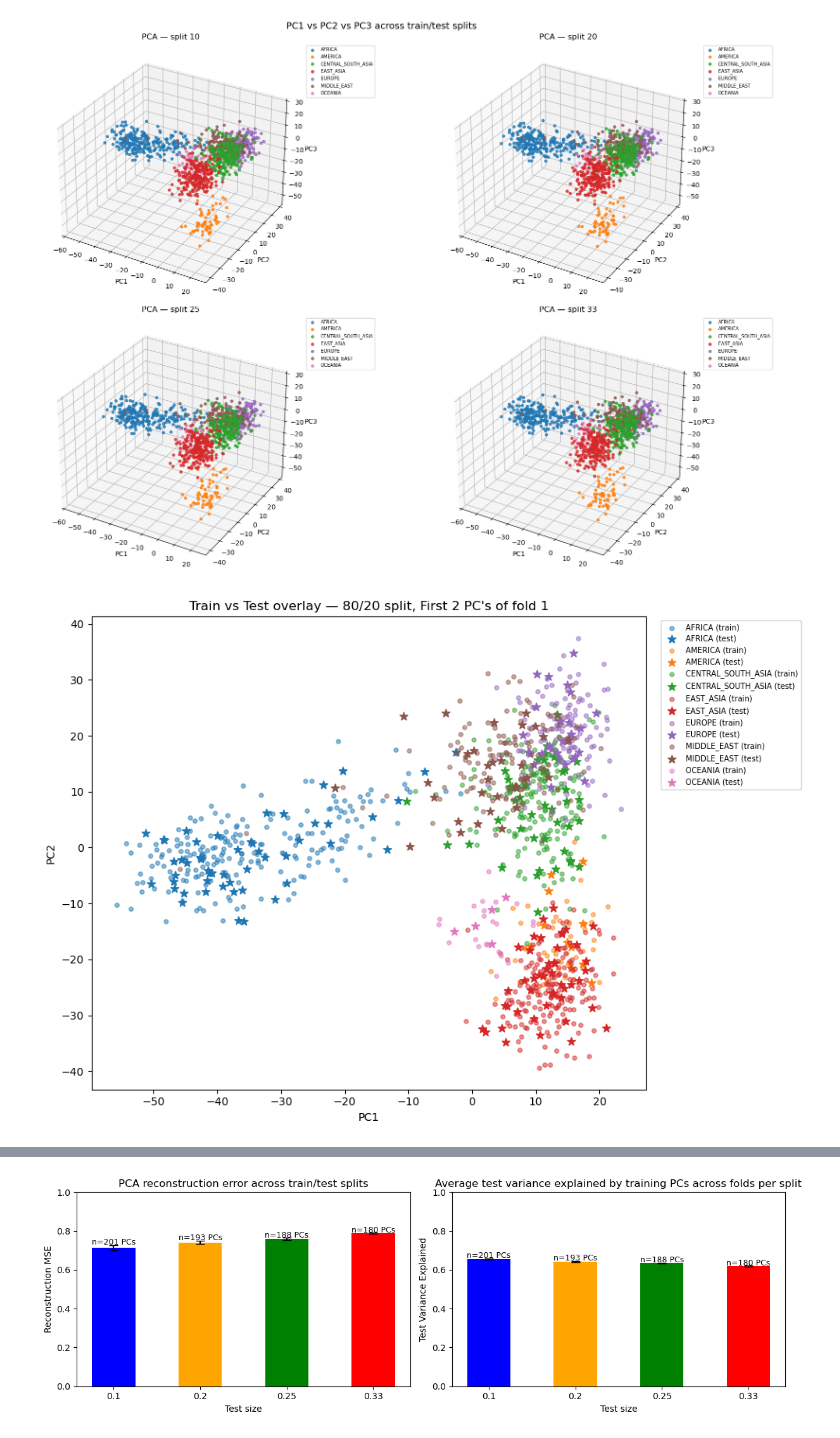
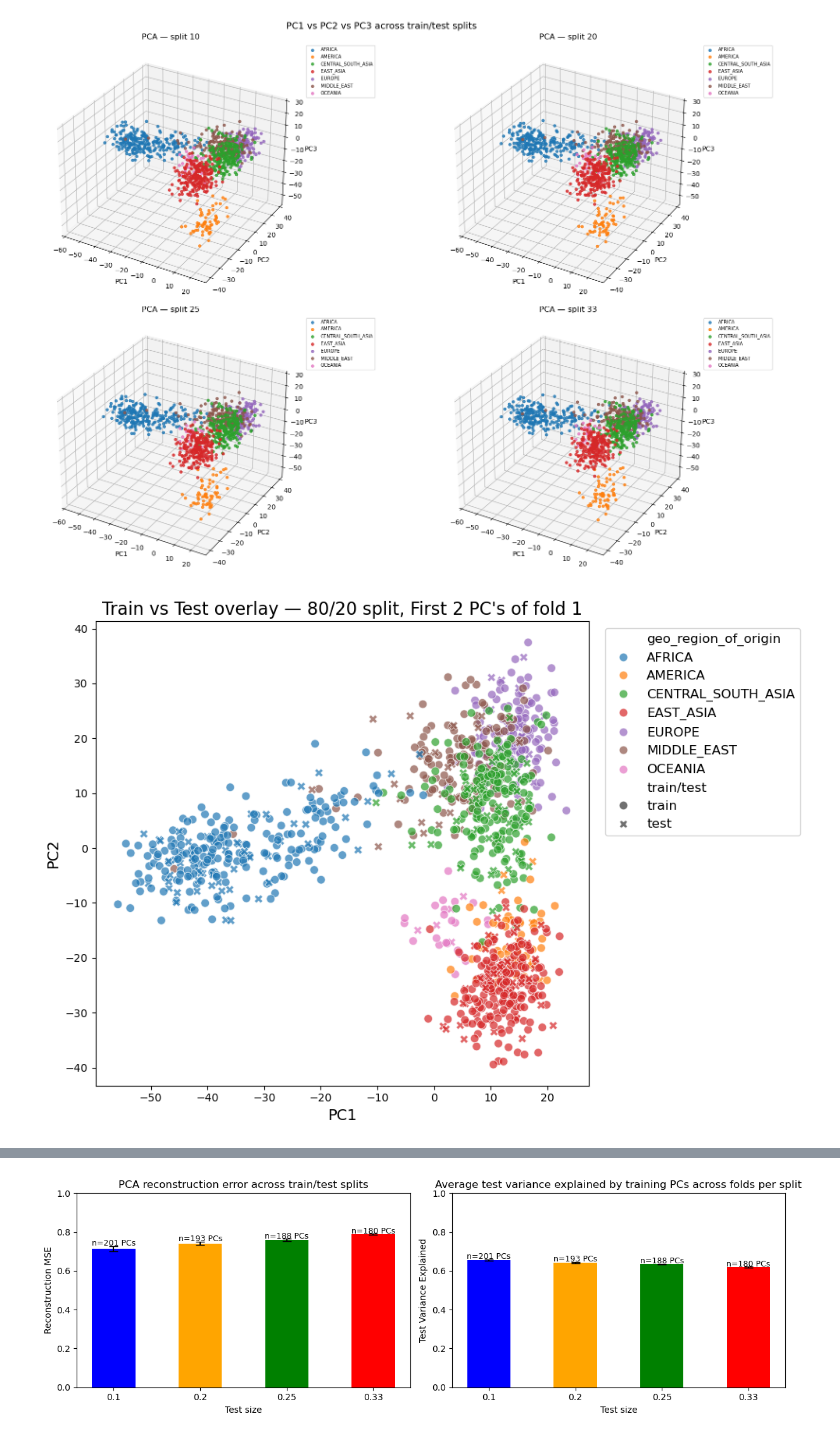
Before and after one commit to winch-jm/snp-pop-classification, a Jupyter notebook: notebooks/PCA_plots.ipynb, the cells around one changed output, grey strips where cells are left out. Cells and saved outputs as stored; diff of their text form; code cells hidden in the pictures.

```diff
--- a/notebooks/PCA_plots.ipynb
+++ b/notebooks/PCA_plots.ipynb
@@ -127,34 +127,32 @@ plt.show()
 # %% [output]
 [figure]
 # %%
+import seaborn as sns
+
 # train vs test overlay for 80/20 split, fold 1 (first 2 PCs)
-# test points as stars on top of train points
-# checks test samples fall within training clusters
-
 adata     = adatas[1]   # split_20
 pc_scores = adata.obsm['X_pca_fold_1'][:, :-1]
 split_col = adata.obsm['X_pca_fold_1'][:, -1]   # 0 = train, 1 = test
 labels    = adata.obs['geo_region_of_origin'].values
-regions   = sorted(np.unique(labels))
-colors    = plt.cm.tab10.colors
+
+df = pd.DataFrame({
+    "PC1": pc_scores[:, 0],
+    "PC2": pc_scores[:, 1],
+    "geo_region_of_origin": labels,
+    "train/test": ["test" if s == 1 else "train" for s in split_col]
+})
 
 fig, ax = plt.subplots(figsize=(10, 7))
-
-for i, region in enumerate(regions):
-    mask_train = (labels == region) & (split_col == 0)
-    mask_test  = (labels == region) & (split_col == 1)
-    ax.scatter(pc_scores[mask_train, 0], pc_scores[mask_train, 1],
-               color=colors[i], s=15, alpha=0.5, label=f"{region} (train)")
-    ax.scatter(pc_scores[mask_test,  0], pc_scores[mask_test,  1],
-               color=colors[i], s=60, alpha=1.0, marker="*", label=f"{region} (test)")
-
-ax.set_xlabel("PC1")
-ax.set_ylabel("PC2")
-ax.set_title("Train vs Test overlay — 80/20 split, First 2 PC's of fold 1")
-ax.legend(fontsize=7, bbox_to_anchor=(1.02, 1), loc="upper left")
+sns.scatterplot(data=df, x="PC1", y="PC2",
+                hue="geo_region_of_origin", style="train/test",
+                s=60, alpha=0.7, ax=ax)
+ax.set_title("Train vs Test overlay — 80/20 split, First 2 PC's of fold 1", fontsize = 16)
+ax.legend(fontsize=12, bbox_to_anchor=(1.02, 1), loc="upper left")
+ax.set_xlabel("PC1", fontsize = 14)
+ax.set_ylabel("PC2", fontsize = 14)
 plt.tight_layout()
 plt.show()
 # %% [output]
-[figure, old version]
+[figure, new version]
 # %%
 # train vs test overlay for 80/20 split, fold 1 (last 2 PCs)
```
Also changed, not shown: parts of 1 cell of this notebook.
